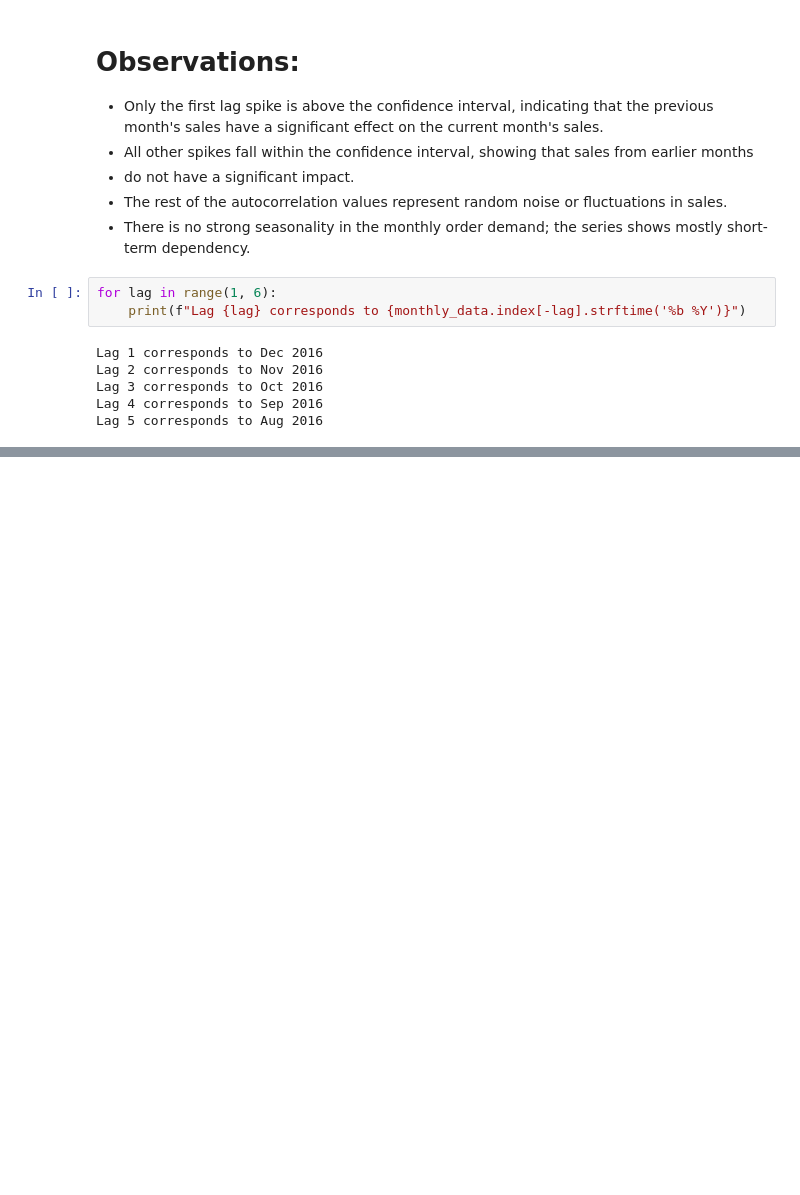
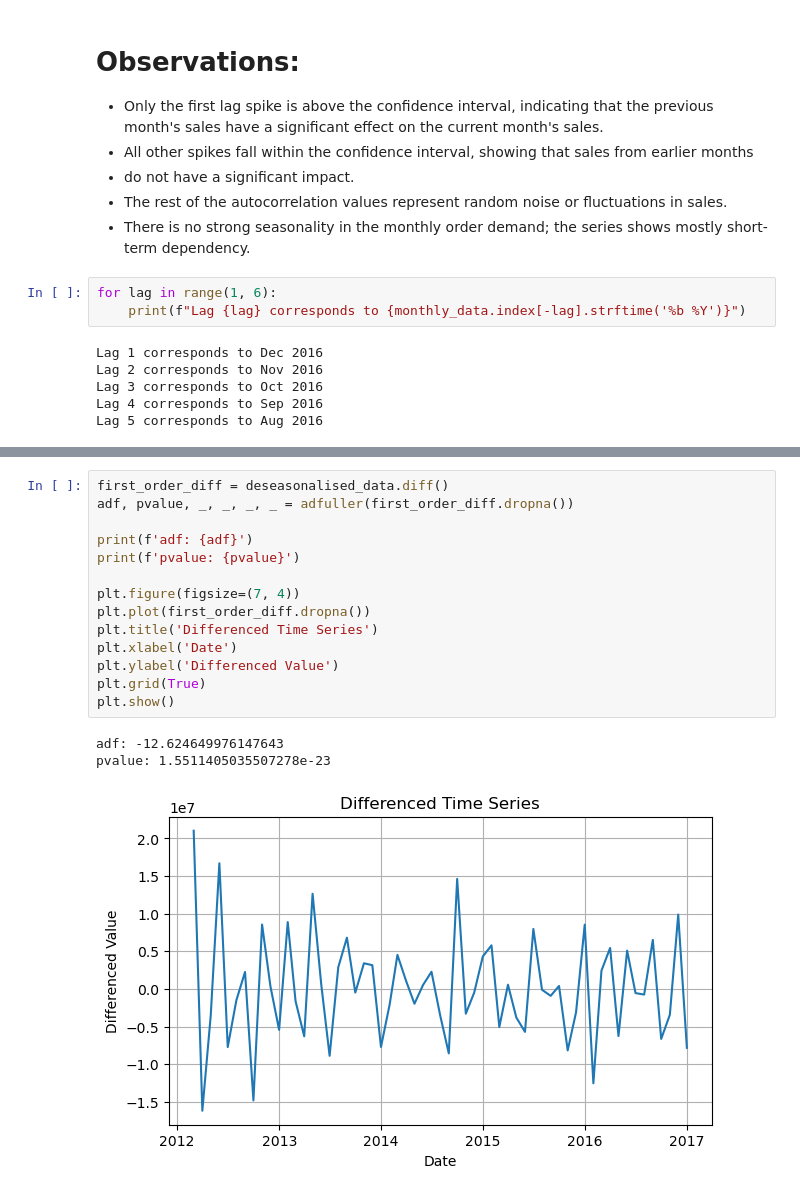
Before and after one commit to Harshit-masiwal/forecast-product-demand-project, a Jupyter notebook: forecast project.ipynb, the cells around one changed output, grey strips where cells are left out. Saved outputs shown, nothing was run; the diff lists cells and outputs as text; blank space fills up the shorter version.

```diff
--- a/forecast project.ipynb
+++ b/forecast project.ipynb
@@ -426,0 +443,18 @@ Lag 5 corresponds to Aug 2016
+# %%
+first_order_diff = deseasonalised_data.diff()
+adf, pvalue, _, _, _, _ = adfuller(first_order_diff.dropna())
+
+print(f'adf: {adf}')
+print(f'pvalue: {pvalue}')
+
+plt.figure(figsize=(7, 4))
+plt.plot(first_order_diff.dropna())
+plt.title('Differenced Time Series')
+plt.xlabel('Date')
+plt.ylabel('Differenced Value')
+plt.grid(True)
+plt.show()
+# %% [output]
+adf: -12.624649976147643
+pvalue: 1.5511405035507278e-23
+[figure, added]
```
Also changed, not shown: parts of 17 cells of this notebook.
